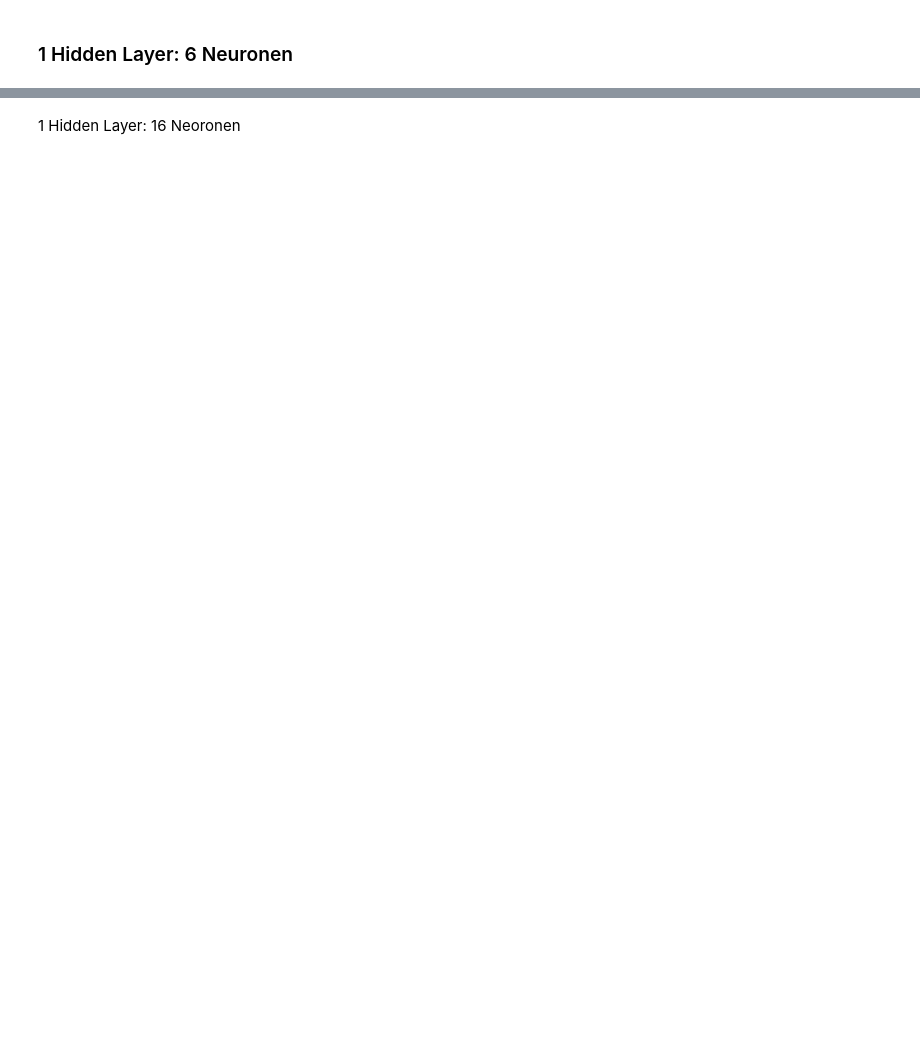
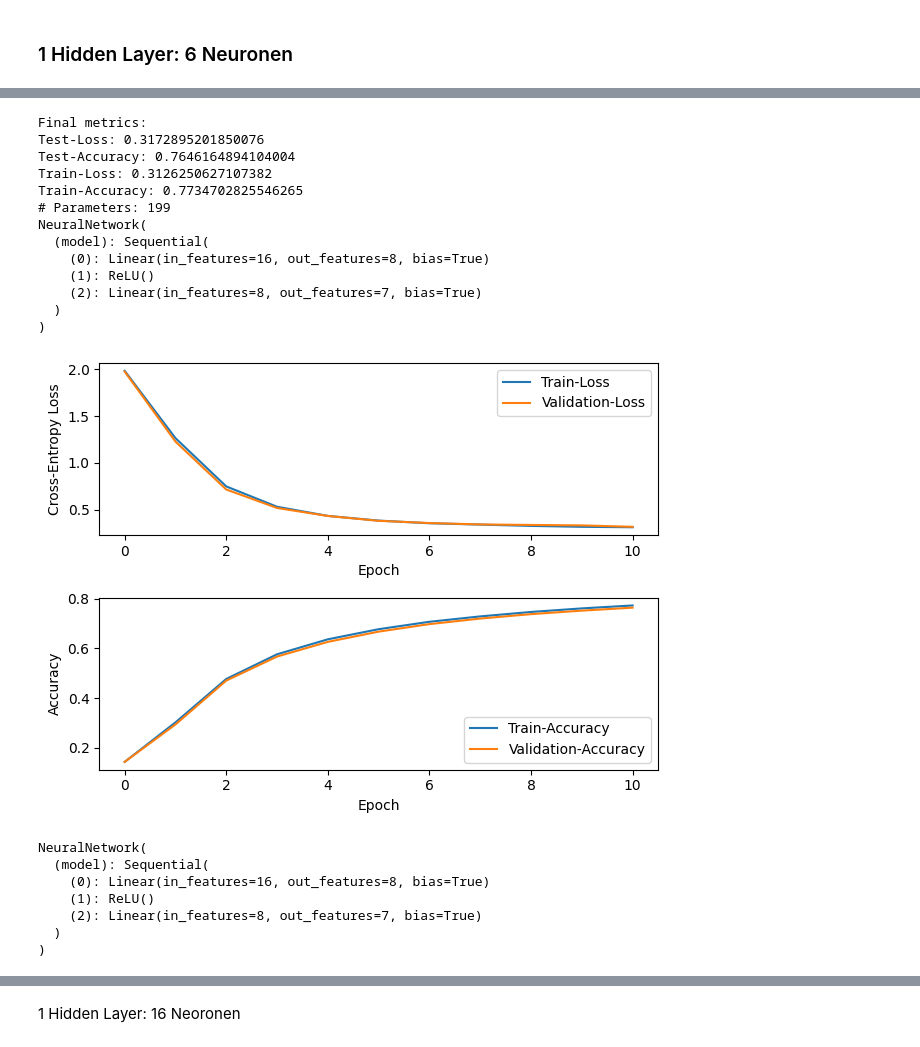
Before and after one commit to surajk222/Project_Group_Attribution_Method, a Jupyter notebook: train.ipynb, the cells around one changed output, grey strips where cells are left out. Saved outputs shown, nothing was run; the diff lists cells and outputs as text; code cells hidden in the pictures; blank space fills up the shorter version.

```diff
--- a/train.ipynb
+++ b/train.ipynb
@@ -146,0 +254,25 @@ NeuralNetwork(
+# %%
+from model.training import train_model_and_visualize
+train_model_and_visualize([8], batch_size=16)
+# %% [output]
+Final metrics:
+Test-Loss: 0.3172895201850076
+Test-Accuracy: 0.7646164894104004
+Train-Loss: 0.3126250627107382
+Train-Accuracy: 0.7734702825546265
+# Parameters: 199
+NeuralNetwork(
+  (model): Sequential(
+    (0): Linear(in_features=16, out_features=8, bias=True)
+    (1): ReLU()
+    (2): Linear(in_features=8, out_features=7, bias=True)
+  )
+)
+[figure, added]
+NeuralNetwork(
+  (model): Sequential(
+    (0): Linear(in_features=16, out_features=8, bias=True)
+    (1): ReLU()
+    (2): Linear(in_features=8, out_features=7, bias=True)
+  )
+)
```
Also changed, not shown: parts of 14 cells of this notebook, 2 other files.
